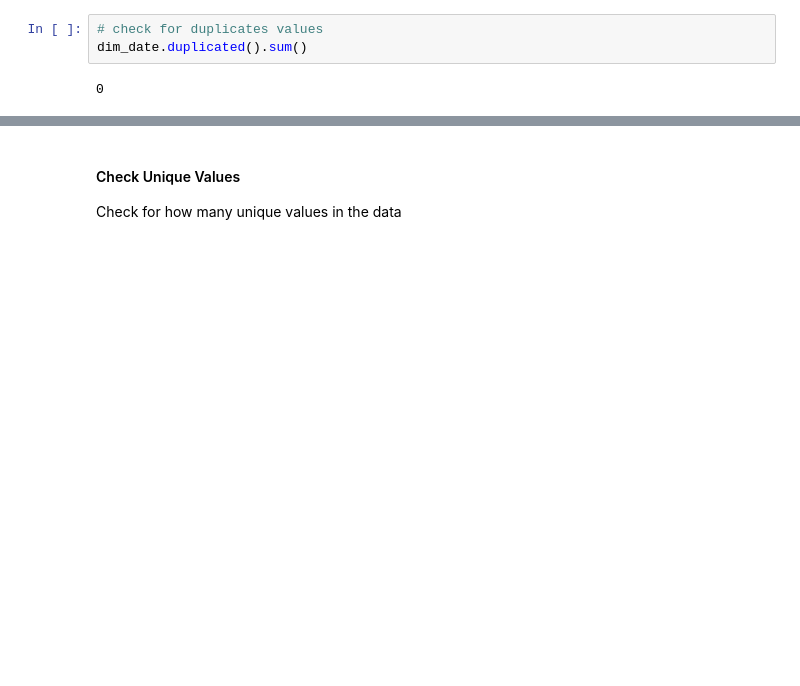
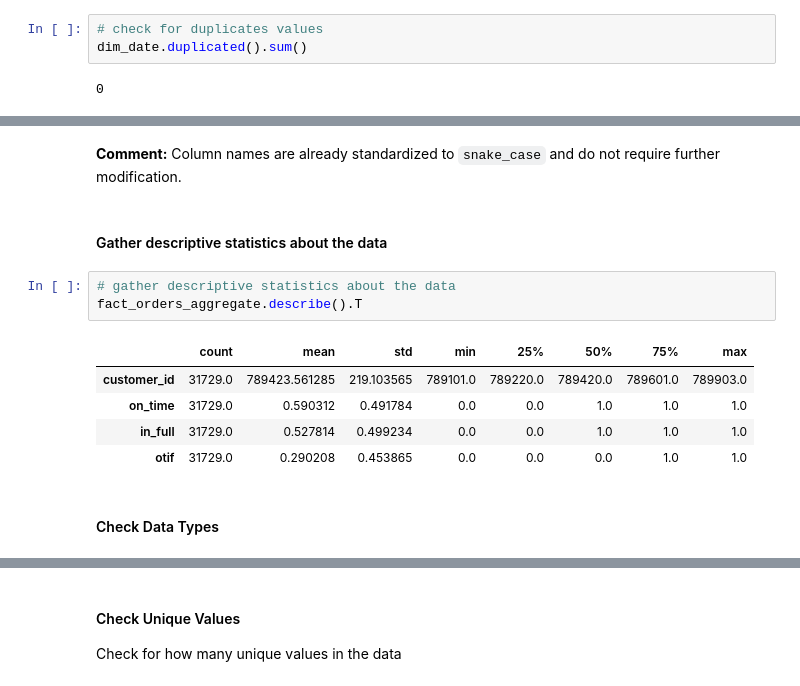
Before and after one commit to WalterEdwardd/AtliQ_Mart-Supply_Chain_Improvement_Project, a Jupyter notebook: notebooks/processed_data.ipynb, the cells around one changed output, grey strips where cells are left out. Drawn from its saved outputs; the diff is of its cells as text; blank space fills up the shorter version.

```diff
--- a/notebooks/processed_data.ipynb
+++ b/notebooks/processed_data.ipynb
@@ -756,0 +827,16 @@ There are no duplicated values in the data.
+# %% [markdown]
+**Comment:**
+Column names are already standardized to `snake_case` and do not require further modification.
+# %% [markdown]
+#### Gather descriptive statistics about the data
+# %%
+# gather descriptive statistics about the data
+fact_orders_aggregate.describe().T
+# %% [output]
+|  | count | mean | std | min | 25% | 50% | 75% | max |
+| customer_id | 31729.0 | 789423.561285 | 219.103565 | 789101.0 | 789220.0 | 789420.0 | 789601.0 | 789903.0 |
+| on_time | 31729.0 | 0.590312 | 0.491784 | 0.0 | 0.0 | 1.0 | 1.0 | 1.0 |
+| in_full | 31729.0 | 0.527814 | 0.499234 | 0.0 | 0.0 | 1.0 | 1.0 | 1.0 |
+| otif | 31729.0 | 0.290208 | 0.453865 | 0.0 | 0.0 | 0.0 | 1.0 | 1.0 |
+# %% [markdown]
+#### Check Data Types
```
Also changed, not shown: parts of 194 cells of this notebook.
